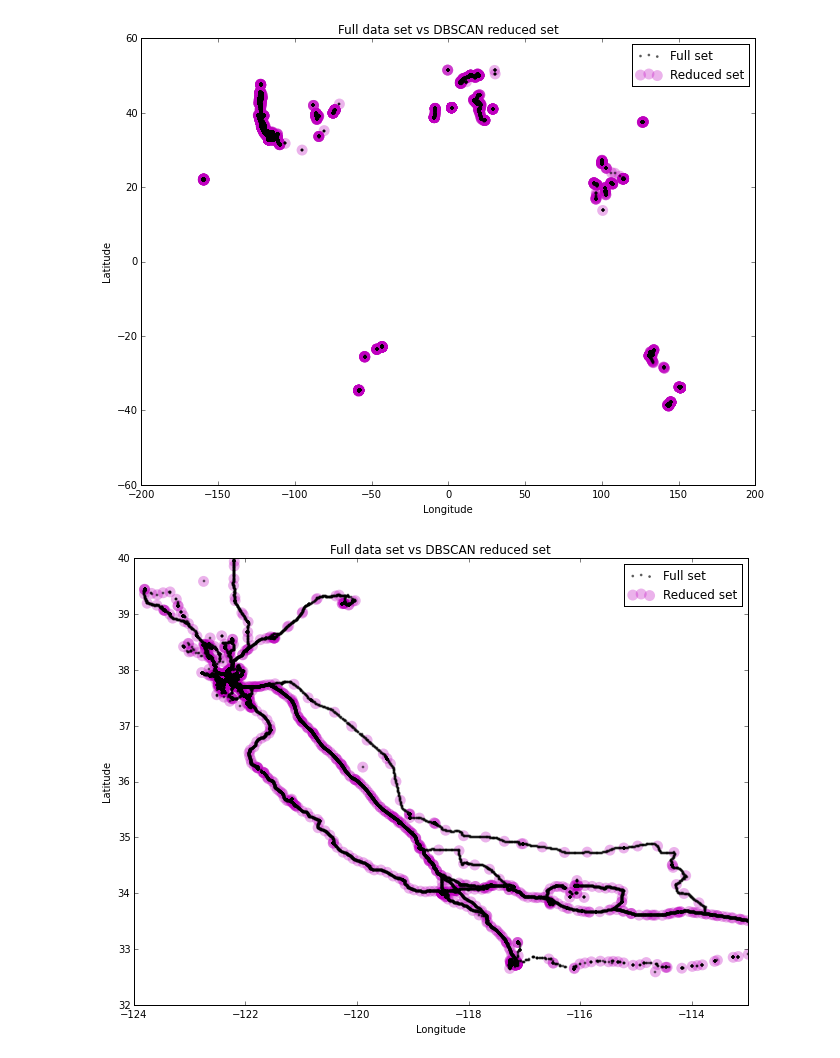
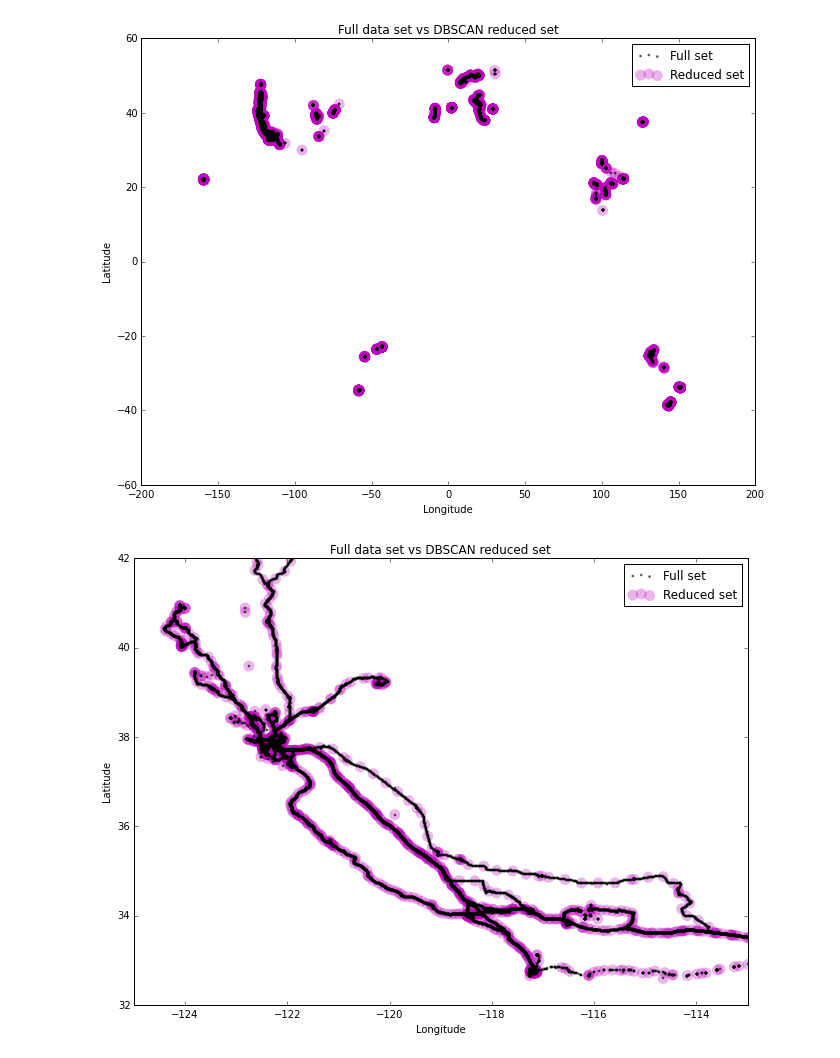
Before and after one commit to gboeing/data-visualization, a Jupyter notebook: location-history/google-location-history-cluster.ipynb, the cells around one changed output. Cells and saved outputs as stored; diff of their text form; code cells hidden in the pictures.

Commit message:
fixed radians conversion for haversine

```diff
--- a/location-history/google-location-history-cluster.ipynb
+++ b/location-history/google-location-history-cluster.ipynb
@@ -44,34 +48,34 @@ def get_centermost_point(cluster):
 # %%
-def dbscan_reduce(df, epsilon=0.01):
-
+def dbscan_reduce(df, epsilon, x='lon', y='lat'):
     start_time = time.time()
-    coordinates = df.as_matrix(columns=['lon', 'lat'])
-    db = DBSCAN(eps=epsilon, min_samples=1, algorithm='ball_tree', metric='haversine').fit(coordinates)
+    # represent points consistently as (lat, lon) and convert to radians to fit using haversine metric
+    coords = df.as_matrix(columns=[y, x])
+    db = DBSCAN(eps=epsilon, min_samples=1, algorithm='ball_tree', metric='haversine').fit(np.radians(coords))
     cluster_labels = db.labels_
     num_clusters = len(set(cluster_labels))
-    print 'Number of clusters: {:,}'.format(num_clusters)
+    print('Number of clusters: {:,}'.format(num_clusters))
 
-    clusters = pd.Series([coordinates[cluster_labels == n] for n in range(num_clusters)])
+    clusters = pd.Series([coords[cluster_labels==n] for n in range(num_clusters)])
 
     # find the point in each cluster that is closest to its centroid
     centermost_points = clusters.map(get_centermost_point)
 
-    # use list comprehension to extract the lat and lon out of the resulting points tuples as new dataframe columns
-    longitudes = [point[0] for point in centermost_points]
-    latitudes = [point[1] for point in centermost_points]
-    rep_points = pd.DataFrame({'lon':longitudes, 'lat':latitudes})
+    # unzip the list of centermost points (lat, lon) tuples into separate lat and lon lists
+    lats, lons = zip(*centermost_points)
+    rep_points = pd.DataFrame({x:lons, y:lats})
     rep_points.tail()
 
     # pull row from original data set where lat/lon match the lat/lon of each row of representative points
-    rs = rep_points.apply(lambda row: df[(df['lat']==row['lat']) & (df['lon']==row['lon'])].iloc[0], axis=1)
+    rs = rep_points.apply(lambda row: df[(df[y]==row[y]) & (df[x]==row[x])].iloc[0], axis=1)
 
     # all done, print outcome
-    message = 'Clustered {:,} points down to {:,} points, for {:0.2f}% compression in {:0.2f} seconds.'
+    message = 'Clustered {:,} points down to {:,} points, for {:.2f}% compression in {:,.2f} seconds.'
     print(message.format(len(df), len(rs), 100*(1 - float(len(rs)) / len(df)), time.time()-start_time))
     return rs
 # %% [markdown]
 ## Now cluster the data
 # %%
-# first cluster the full gps location history data set coarsely
-df_clustered = dbscan_reduce(df_gps, epsilon=0.05)
+# first cluster the full gps location history data set coarsely, with epsilon=5km in radians
+eps_rad = 5 / kms_per_radian
+df_clustered = dbscan_reduce(df_gps, epsilon=eps_rad)
 # %% [output]
@@ -80,8 +84,8 @@ Clustered 1,195,450 points down to 511 points, for 99.96% compression in 14380.0
 # %% [markdown]
 The previous clustering reduces dense clusters of points to a single point. Because min_samples=1, no point is noise - if there was a single gps reading in the middle of nowhere, it will be retained as a cluster/point. If the points were too dense along a linear strip, such as a highway, it will remove the entire line of points and leave just one behind, in the middle. To fix this, let's thin out the data set by retaining every *n*th point as df_sampled. Then, combine df_sampled with df_clustered, and re-cluster once again to reduce the thinned-out data set. The final product will retain lonely points in the middle of nowhere (that would otherwise possibly be lost by merely sampling every *n*th point) and will not strip out long linear corridors of dense points (that were removed in the first clustering step).
 # %%
-# next, sample every nth row (where n = sample_rate) of the full gps location history data set
-sample_rate = 25
+# next, sample every nth row (where n=sample_rate) of the full gps location history data set
+sample_rate = 20
 df_sampled = df_gps.iloc[range(0, len(df_gps), sample_rate)]
 len(df_sampled)
 # %% [output]
@@ -91,6 +95,7 @@ len(df_sampled)
 df_combined = pd.concat([df_clustered, df_sampled], axis=0)
 df_combined = df_combined.reset_index().drop(labels='index', axis=1)
 # %%
-# then reduce by clustering again, finely this time
-df_final = dbscan_reduce(df_combined, epsilon=0.001)
+# then reduce by clustering again, finely this time with epsilon=0.1km in radians
+eps_rad = 0.1 / kms_per_radian
+df_final = dbscan_reduce(df_combined, epsilon=eps_rad)
 # %% [output]
@@ -114,15 +119,15 @@ plt.show()
 # %%
 # show a map of only the california data points
 fig, ax = plt.subplots(figsize=[11, 8])
 rs_scatter = ax.scatter(df_final['lon'], df_final['lat'], c='m', edgecolor='None', alpha=0.3, s=120)
 df_scatter = ax.scatter(df_gps['lon'], df_gps['lat'], c='k', alpha=0.5, s=3)
 ax.set_title('Full data set vs DBSCAN reduced set')
 ax.set_xlabel('Longitude')
 ax.set_ylabel('Latitude')
-ax.set_xlim([-124, -113])
-ax.set_ylim([32, 40])
+ax.set_xlim([-125, -113])
+ax.set_ylim([32, 42])
 ax.legend([df_scatter, rs_scatter], ['Full set', 'Reduced set'], loc='upper right')
 plt.show()
 # %% [output]
-[figure, old version]
+[figure, new version]
 # %% [markdown]
```
Also changed, not shown: parts of 9 cells of this notebook.
